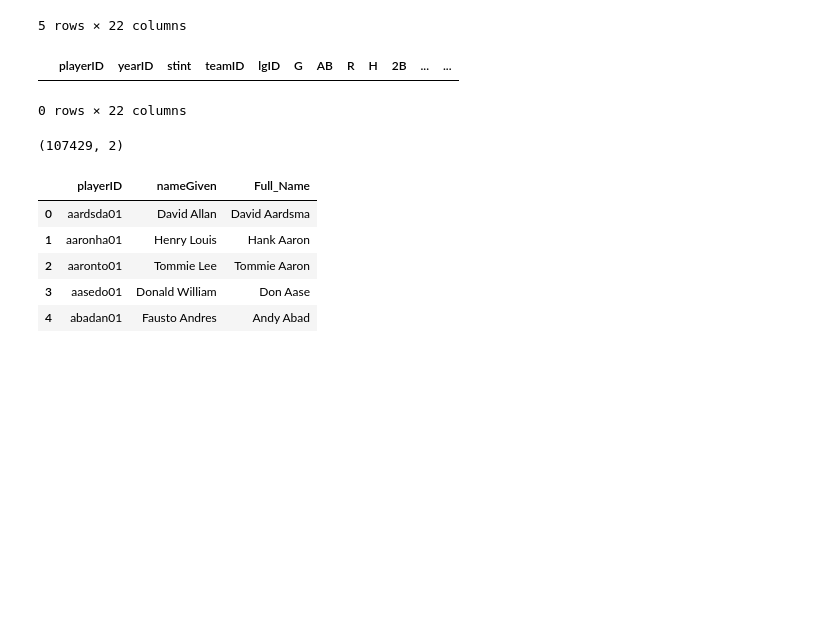
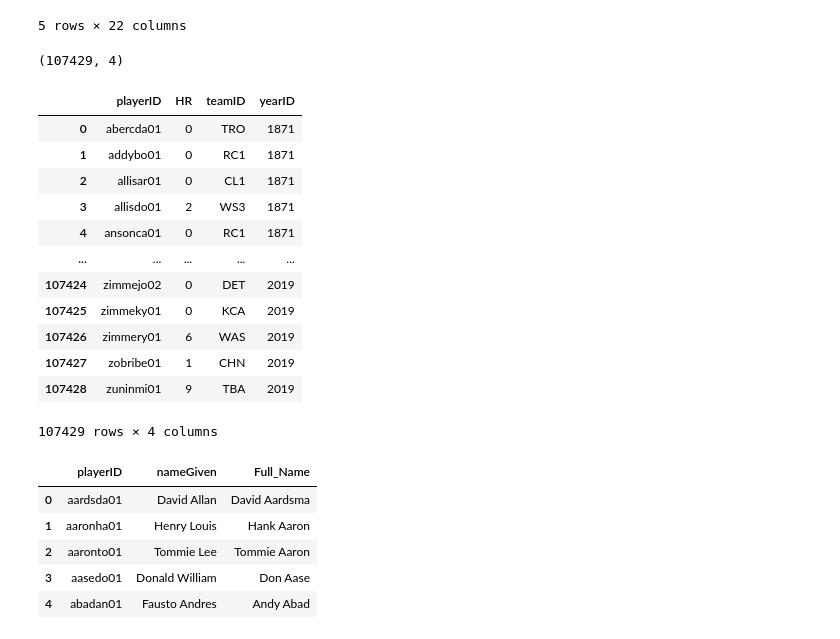
Before and after one commit to dreols01/module2_intro_to_pandas, a Jupyter notebook: 2_9_2_joining_tables_in_dfply.ipynb, the cells around one changed output. Drawn from its saved outputs; the diff is of its cells as text; code cells hidden in the pictures; blank space fills up the shorter version.

```diff
--- a/2_9_2_joining_tables_in_dfply.ipynb
+++ b/2_9_2_joining_tables_in_dfply.ipynb
@@ -364,18 +364,30 @@ batting.head()
 | 3 | allisdo01 | 1871 | 1 | WS3 | NaN | 27 | 133 | 28 | 44 | 10 | ... | ... |
 | 4 | ansonca01 | 1871 | 1 | RC1 | NaN | 25 | 120 | 29 | 39 | 11 | ... | ... |
 5 rows × 22 columns
-# %%
-(batting
->> filter_by(X.HR > 100))
-# %% [output]
-|  | playerID | yearID | stint | teamID | lgID | G | AB | R | H | 2B | ... | ... |
-0 rows × 22 columns
 # %%
 batting_select = (batting >> select(X.playerID,
-                                    X.HR))
+                                    X.HR,
+                                    X.teamID,
+                                    X.yearID))
 batting_select.shape
 # %% [output]
-(107429, 2)
+(107429, 4)
+# %%
+batting_select
+# %% [output]
+|  | playerID | HR | teamID | yearID |
+| 0 | abercda01 | 0 | TRO | 1871 |
+| 1 | addybo01 | 0 | RC1 | 1871 |
+| 2 | allisar01 | 0 | CL1 | 1871 |
+| 3 | allisdo01 | 2 | WS3 | 1871 |
+| 4 | ansonca01 | 0 | RC1 | 1871 |
+| ... | ... | ... | ... | ... |
+| 107424 | zimmejo02 | 0 | DET | 2019 |
+| 107425 | zimmeky01 | 0 | KCA | 2019 |
+| 107426 | zimmery01 | 6 | WAS | 2019 |
+| 107427 | zobribe01 | 1 | CHN | 2019 |
+| 107428 | zuninmi01 | 9 | TBA | 2019 |
+107429 rows × 4 columns
 # %%
 people_name = (people
 >> mutate(Full_Name = X.nameFirst + " " + X.nameLast))
```
Also changed, not shown: parts of 8 cells of this notebook.
